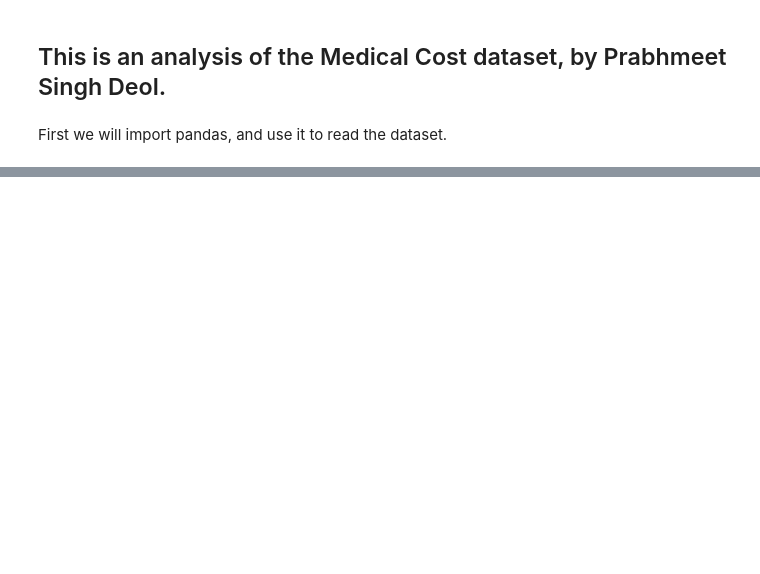
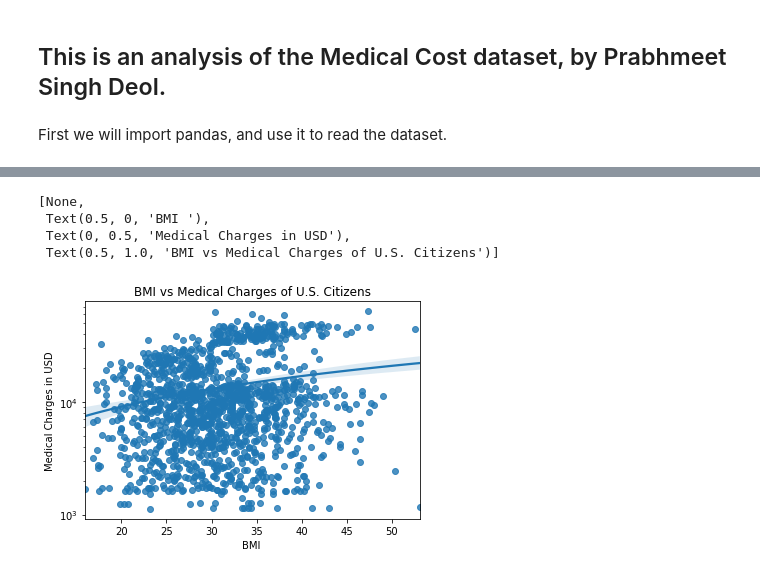
Before and after one commit to data301-2021-summer2/group29-project, a Jupyter notebook: analysis/Prabhmeet Deol/DataAnalysis.ipynb, the cells around one changed output, grey strips where cells are left out. Saved outputs shown, nothing was run; the diff lists cells and outputs as text; code cells hidden in the pictures; blank space fills up the shorter version.

```diff
--- a/analysis/Prabhmeet Deol/DataAnalysis.ipynb
+++ b/analysis/Prabhmeet Deol/DataAnalysis.ipynb
@@ -68,0 +113,18 @@ barplot.set(
+# %%
+regplot = sns.regplot(
+	data = dataSet,
+	x="bmi",
+	y="Charges_USD",
+)
+regplot.set(
+	yscale="log",
+	xlabel="BMI ",
+	ylabel="Medical Charges in USD",
+	title="BMI vs Medical Charges of U.S. Citizens",
+)
+# %% [output]
+[None,
+ Text(0.5, 0, 'BMI '),
+ Text(0, 0.5, 'Medical Charges in USD'),
+ Text(0.5, 1.0, 'BMI vs Medical Charges of U.S. Citizens')]
+[figure, added]
```
Also changed, not shown: parts of 6 cells of this notebook, 2 other files.
